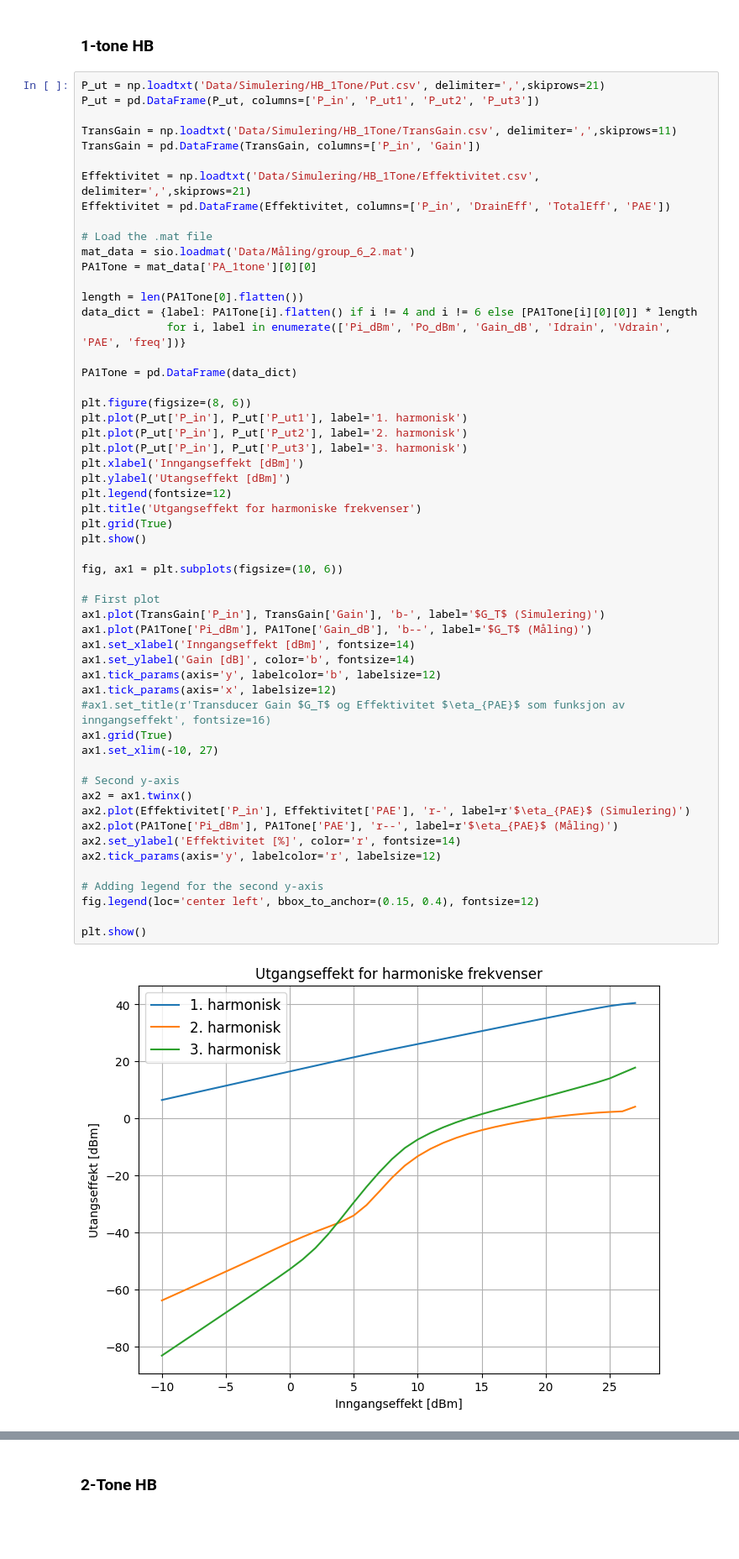
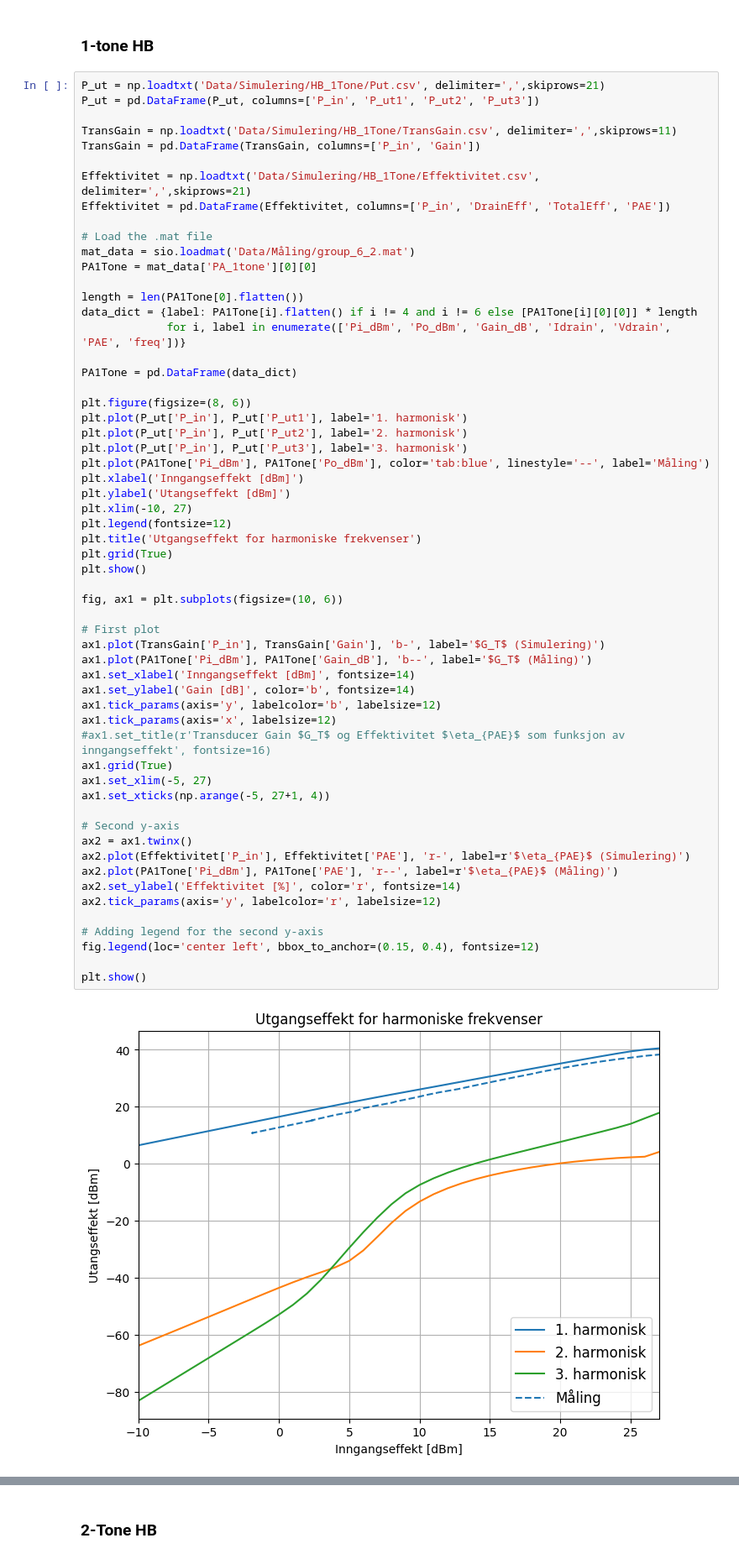
Before and after one commit to SkaugJr/TTT4201-Radiosystemdesign, a Jupyter notebook: Databehandling/Visualisering.ipynb, the cells around one changed output, grey strips where cells are left out. Shown at 84% size. Saved outputs shown, nothing was run; the diff lists cells and outputs as text; blank space fills up the shorter version.

```diff
--- a/Databehandling/Visualisering.ipynb
+++ b/Databehandling/Visualisering.ipynb
@@ -331,36 +333,39 @@ plt.figure(figsize=(8, 6))
 plt.plot(P_ut['P_in'], P_ut['P_ut1'], label='1. harmonisk')
 plt.plot(P_ut['P_in'], P_ut['P_ut2'], label='2. harmonisk')
 plt.plot(P_ut['P_in'], P_ut['P_ut3'], label='3. harmonisk')
+plt.plot(PA1Tone['Pi_dBm'], PA1Tone['Po_dBm'], color='tab:blue', linestyle='--', label='Måling')
 plt.xlabel('Inngangseffekt [dBm]')
 plt.ylabel('Utangseffekt [dBm]')
+plt.xlim(-10, 27)
 plt.legend(fontsize=12)
 plt.title('Utgangseffekt for harmoniske frekvenser')
 plt.grid(True)
 plt.show()
 
 fig, ax1 = plt.subplots(figsize=(10, 6))
 
 # First plot
 ax1.plot(TransGain['P_in'], TransGain['Gain'], 'b-', label='$G_T$ (Simulering)')
 ax1.plot(PA1Tone['Pi_dBm'], PA1Tone['Gain_dB'], 'b--', label='$G_T$ (Måling)')
 ax1.set_xlabel('Inngangseffekt [dBm]', fontsize=14)
 ax1.set_ylabel('Gain [dB]', color='b', fontsize=14)
 ax1.tick_params(axis='y', labelcolor='b', labelsize=12)
 ax1.tick_params(axis='x', labelsize=12)
 #ax1.set_title(r'Transducer Gain $G_T$ og Effektivitet $\eta_{PAE}$ som funksjon av inngangseffekt', fontsize=16)
 ax1.grid(True)
-ax1.set_xlim(-10, 27)
+ax1.set_xlim(-5, 27)
+ax1.set_xticks(np.arange(-5, 27+1, 4))
 
 # Second y-axis
 ax2 = ax1.twinx()
 ax2.plot(Effektivitet['P_in'], Effektivitet['PAE'], 'r-', label=r'$\eta_{PAE}$ (Simulering)')
 ax2.plot(PA1Tone['Pi_dBm'], PA1Tone['PAE'], 'r--', label=r'$\eta_{PAE}$ (Måling)')
 ax2.set_ylabel('Effektivitet [%]', color='r', fontsize=14)
 ax2.tick_params(axis='y', labelcolor='r', labelsize=12)
 
 # Adding legend for the second y-axis
 fig.legend(loc='center left', bbox_to_anchor=(0.15, 0.4), fontsize=12)
 
 plt.show()
 # %% [output]
-[figure, old version]
+[figure, new version]
```
Also changed, not shown: parts of 7 cells of this notebook, 1 other file.
